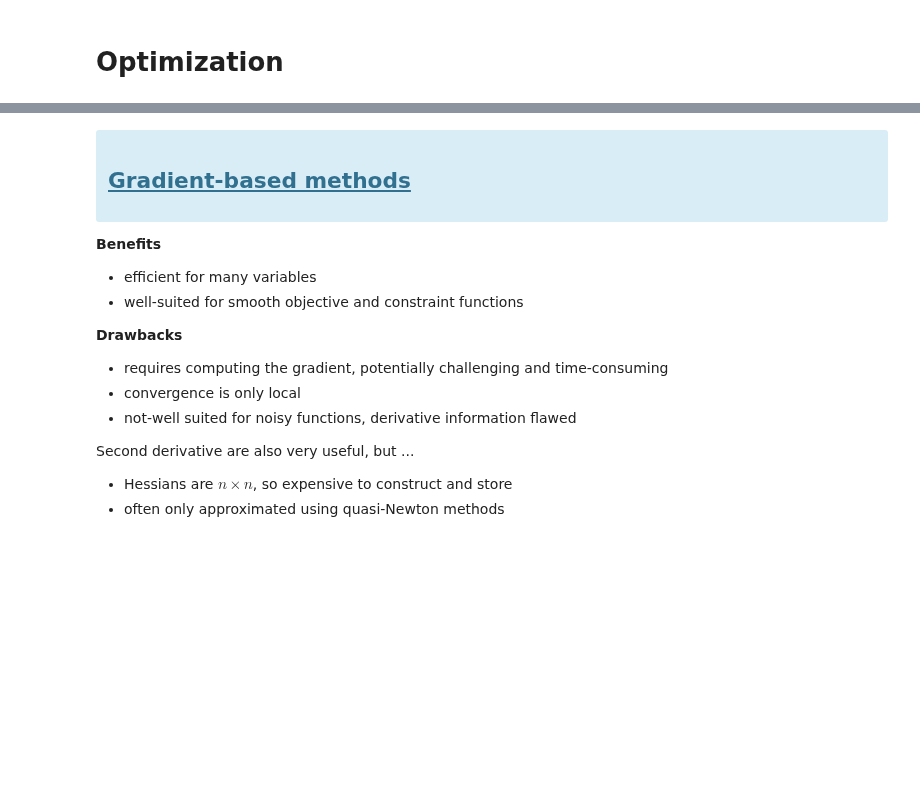
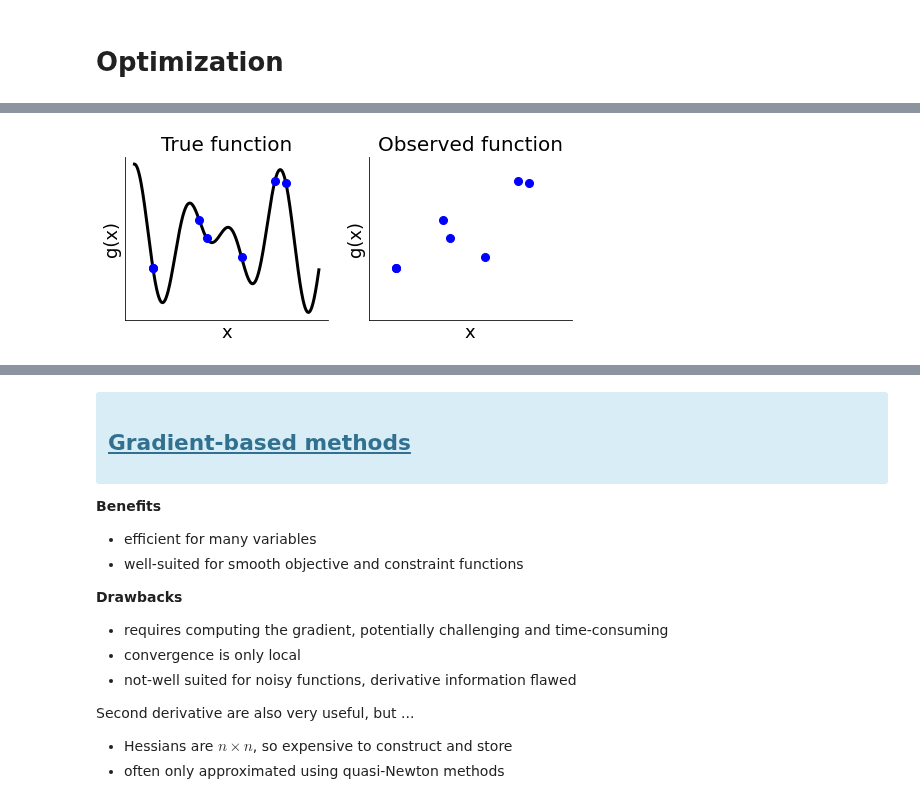
Before and after one commit to OpenSourceEconomics/ose-course-scientific-computing, a Jupyter notebook: lectures/optimization/notebook.ipynb, the cells around one changed output, grey strips where cells are left out. Cells and saved outputs as stored; diff of their text form; code cells hidden in the pictures; blank space fills up the shorter version.

```diff
--- a/lectures/optimization/notebook.ipynb
+++ b/lectures/optimization/notebook.ipynb
@@ -73 +82,5 @@ from optimization_plots import plot_surf
+# %%
+plot_true_observed_example()
+# %% [output]
+[figure, added]
 # %% [markdown]
```
Also changed, not shown: parts of 22 cells of this notebook, 1 other file.
